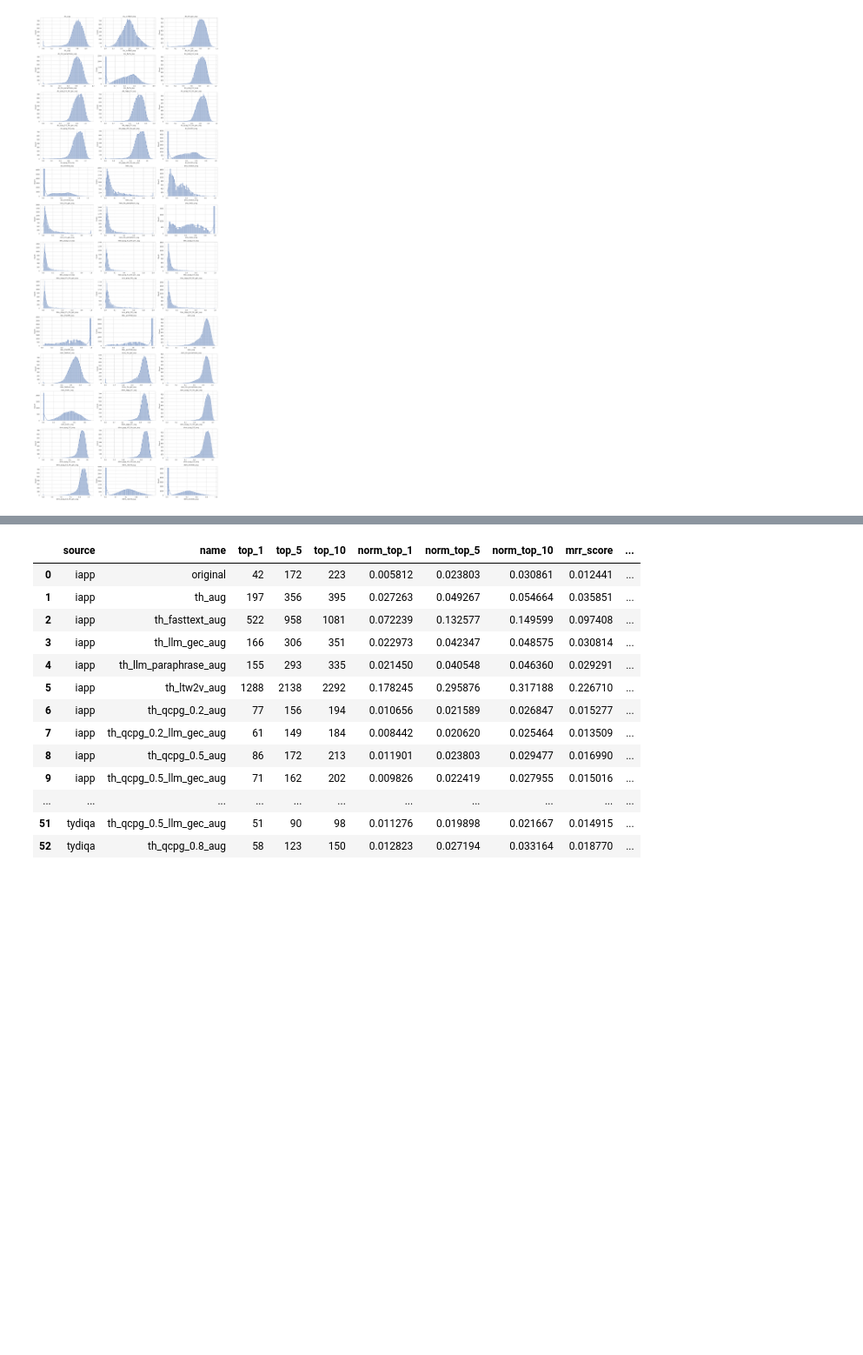
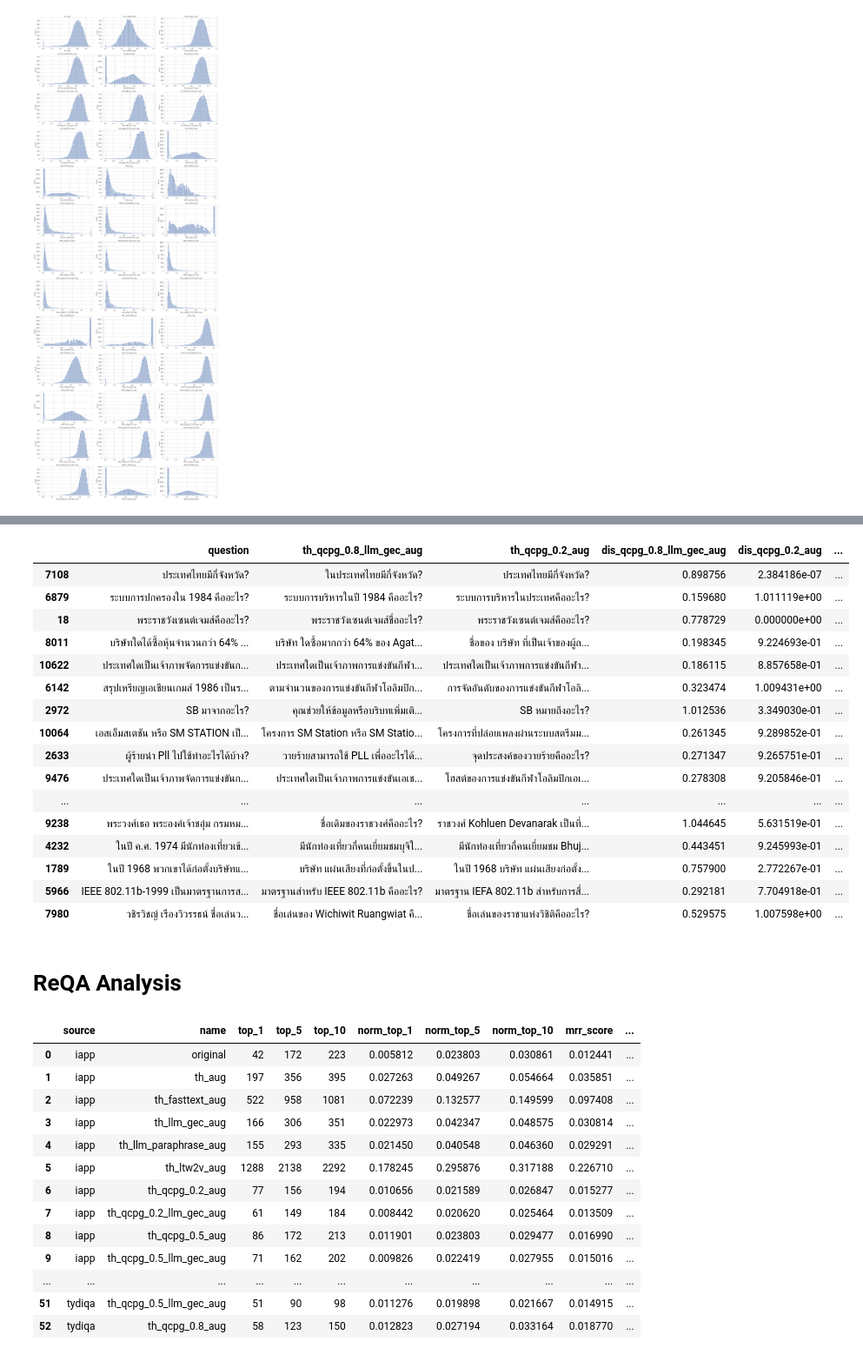
Before and after one commit to parinzee/cross-lingual-data-augmentation-for-thai-qa, a Jupyter notebook: questions/09_Analysis.ipynb, the cells around one changed output, grey strips where cells are left out. Shown at 87% size. Saved outputs shown, nothing was run; the diff lists cells and outputs as text; code cells hidden in the pictures; blank space fills up the shorter version.

```diff
--- a/questions/09_Analysis.ipynb
+++ b/questions/09_Analysis.ipynb
@@ -139,0 +261,3 @@ plt.show()
+# %%
+casestudy1_df["difference_dis"] = abs(casestudy1_df["dis_qcpg_0.8_llm_gec_aug"] - casestudy1_df["dis_qcpg_0.2_aug"])
+casestudy1_df
@@ -139,0 +278,20 @@ plt.show()
+# %%
+casestudy1_df[casestudy1_df["dis_qcpg_0.8_llm_gec_aug"] > 0.1].sort_values(by=["difference_dis"], ascending=False).head(50)
+# %% [output]
+|  | question | th_qcpg_0.8_llm_gec_aug | th_qcpg_0.2_aug | dis_qcpg_0.8_llm_gec_aug | dis_qcpg_0.2_aug | ... |
+| 7108 | ประเทศไทยมีกี่จังหวัด? | ในประเทศไทยมีกี่จังหวัด? | ประเทศไทยมีกี่จังหวัด? | 0.898756 | 2.384186e-07 | ... |
+| 6879 | ระบบการปกครองใน 1984 คืออะไร? | ระบบการบริหารในปี 1984 คืออะไร? | ระบบการบริหารในประเทศคืออะไร? | 0.159680 | 1.011119e+00 | ... |
+| 18 | พระราชวังเซนต์เจมส์คืออะไร? | พระราชวังเซนต์เจมส์ชื่ออะไร? | พระราชวังเซนต์เจมส์คืออะไร? | 0.778729 | 0.000000e+00 | ... |
+| 8011 | บริษัทใดได้ซื้อหุ้นจำนวนกว่า 64% ... | บริษัท ใดซื้อมากกว่า 64% ของ Agat... | ชื่อของ บริษัท ที่เป็นเจ้าของผู้ถ... | 0.198345 | 9.224693e-01 | ... |
+| 10622 | ประเทศใดเป็นเจ้าภาพจัดการแข่งขันก... | ประเทศใดเป็นเจ้าภาพการแข่งขันกีฬา... | ประเทศใดเป็นเจ้าภาพการแข่งขันกีฬา... | 0.186115 | 8.857658e-01 | ... |
+| 6142 | สรุปเหรียญเอเชียนเกมส์ 1986 เป็นร... | ตามจำนวนของการแข่งขันกีฬาโอลิมปิก... | การจัดอันดับของการแข่งขันกีฬาโอลิ... | 0.323474 | 1.009431e+00 | ... |
+| 2972 | SB มาจากอะไร? | คุณช่วยให้ข้อมูลหรือบริบทเพิ่มเติ... | SB หมายถึงอะไร? | 1.012536 | 3.349030e-01 | ... |
+| 10064 | เอสเอ็มสเตชัน หรือ SM STATION เป็... | โครงการ SM Station หรือ SM Statio... | โครงการที่ปล่อยเพลงผ่านระบบสตรีมม... | 0.261345 | 9.289852e-01 | ... |
+| 2633 | ผู้ร้ายนำ Pll ไปใช้ทำอะไรได้บ้าง? | วายร้ายสามารถใช้ PLL เพื่ออะไรได้... | จุดประสงค์ของวายร้ายคืออะไร? | 0.271347 | 9.265751e-01 | ... |
+| 9476 | ประเทศใดเป็นเจ้าภาพจัดการแข่งขันก... | ประเทศใดเป็นเจ้าภาพการแข่งขันเอเช... | โฮสต์ของการแข่งขันกีฬาโอลิมปิกเอเ... | 0.278308 | 9.205846e-01 | ... |
+| ... | ... | ... | ... | ... | ... | ... |
+| 9238 | พระวงศ์เธอ พระองค์เจ้าชอุ่ม กรมหม... | ชื่อเดิมของราชวงศ์คืออะไร? | ราชวงศ์ Kohluen Devanarak เป็นที่... | 1.044645 | 5.631519e-01 | ... |
+| 4232 | ในปี ค.ศ. 1974 มีนักท่องเที่ยวเข้... | มีนักท่องเที่ยวกี่คนเยี่ยมชมบุจิใ... | มีนักท่องเที่ยวกี่คนเยี่ยมชม Bhuj... | 0.443451 | 9.245993e-01 | ... |
+| 1789 | ในปี 1968 พวกเขาได้ก่อตั้งบริษัทแ... | บริษัท แผ่นเสียงที่ก่อตั้งขึ้นในป... | ในปี 1968 บริษัท แผ่นเสียงก่อตั้ง... | 0.757900 | 2.772267e-01 | ... |
+| 5966 | IEEE 802.11b-1999 เป็นมาตรฐานการส... | มาตรฐานสำหรับ IEEE 802.11b คืออะไร? | มาตรฐาน IEFA 802.11b สำหรับการสื่... | 0.292181 | 7.704918e-01 | ... |
+| 7980 | วชิรวิชญ์ เรืองวิวรรธน์ ชื่อเล่นว... | ชื่อเล่นของ Wichiwit Ruangwiat คื... | ชื่อเล่นของราชาแห่งวิชิติคืออะไร? | 0.529575 | 1.007598e+00 | ... |
@@ -140,3 +305,5 @@ plt.show()
+# %% [markdown]
+# ReQA Analysis
 # %%
 reqa_results = pd.read_csv("results/07_benchmark_reqa.csv")
 reqa_results
```
Also changed, not shown: parts of 8 cells of this notebook, 13 other files.
